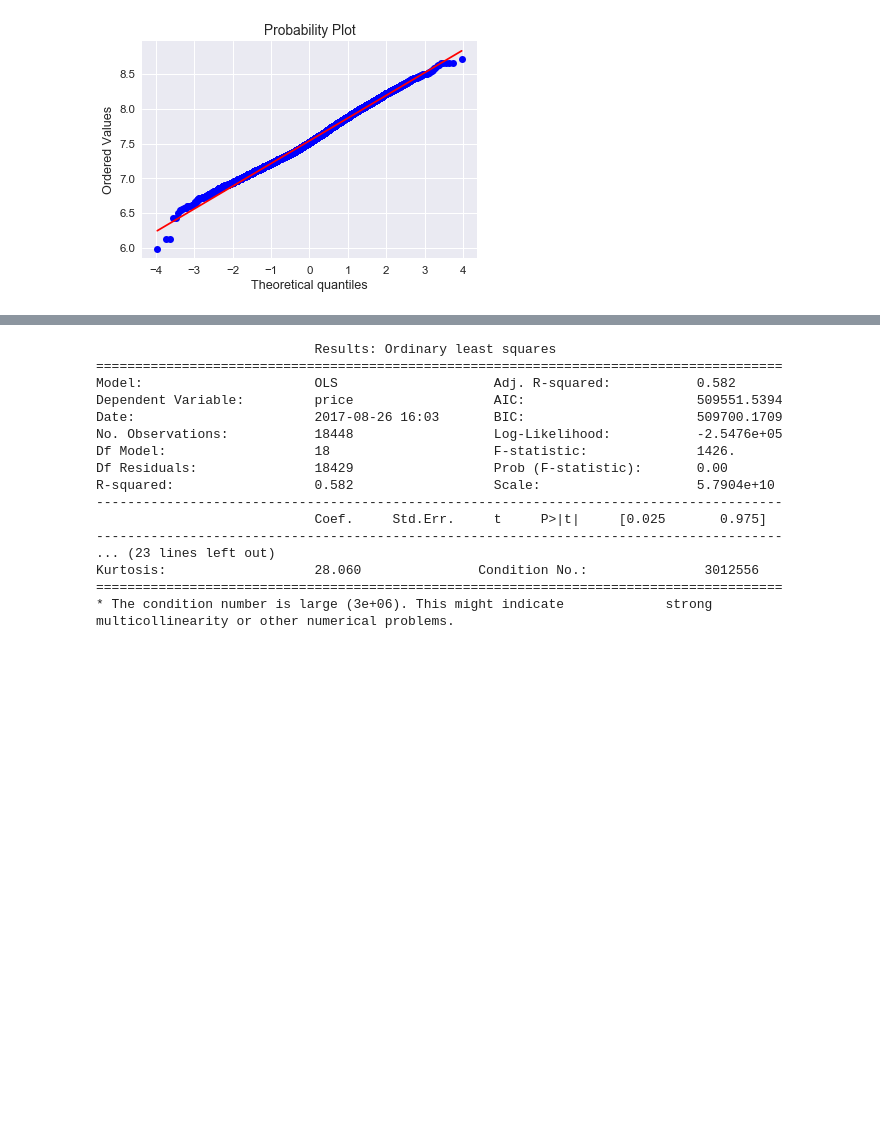
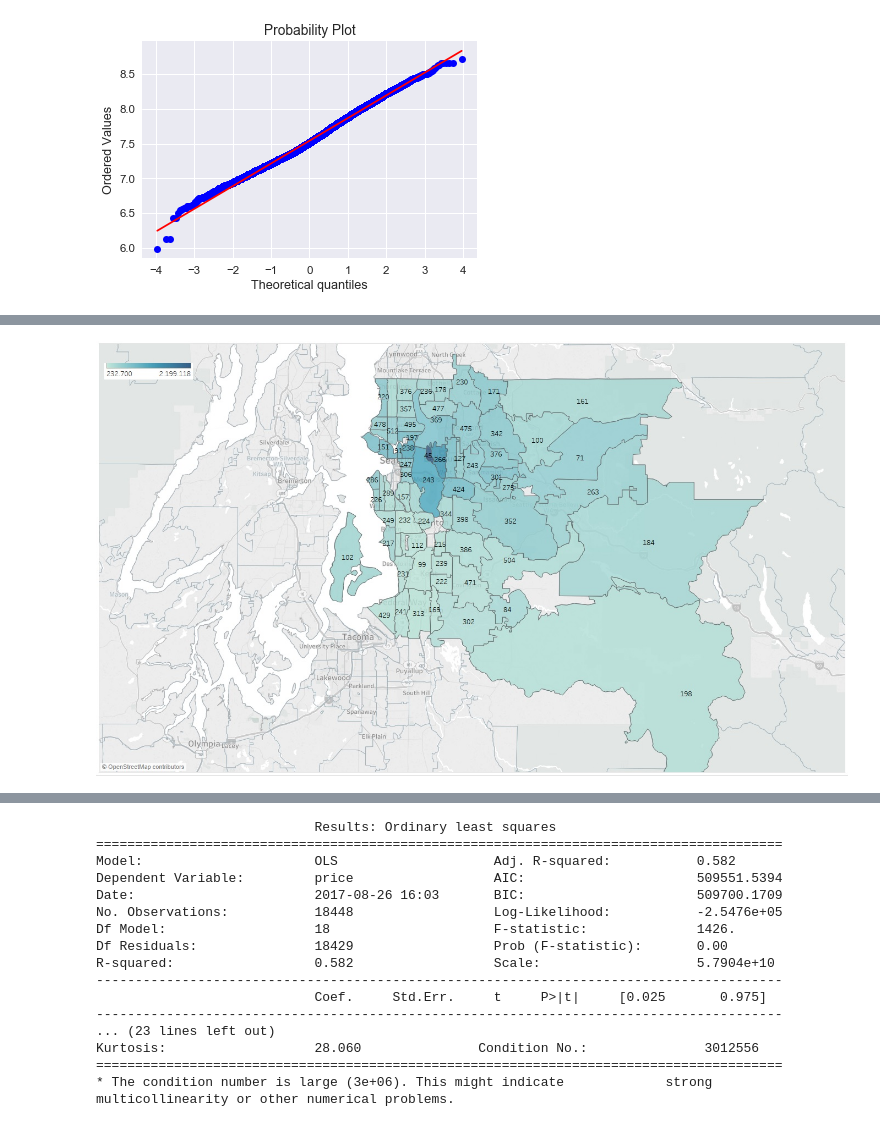
Before and after one commit to sn3fru/pricing-predict, a Jupyter notebook: notebook.ipynb, the cells around one changed output, grey strips where cells are left out. Saved outputs shown, nothing was run; the diff lists cells and outputs as text; code cells hidden in the pictures; blank space fills up the shorter version.

```diff
--- a/notebook.ipynb
+++ b/notebook.ipynb
@@ -178,0 +229,4 @@ df2.head()
+# %%
+Image(filename='C:\\Users\\ABC\\Desktop\\tableau-map.jpg')
+# %% [output]
+[figure, added]
```
Also changed, not shown: parts of 27 cells of this notebook.
